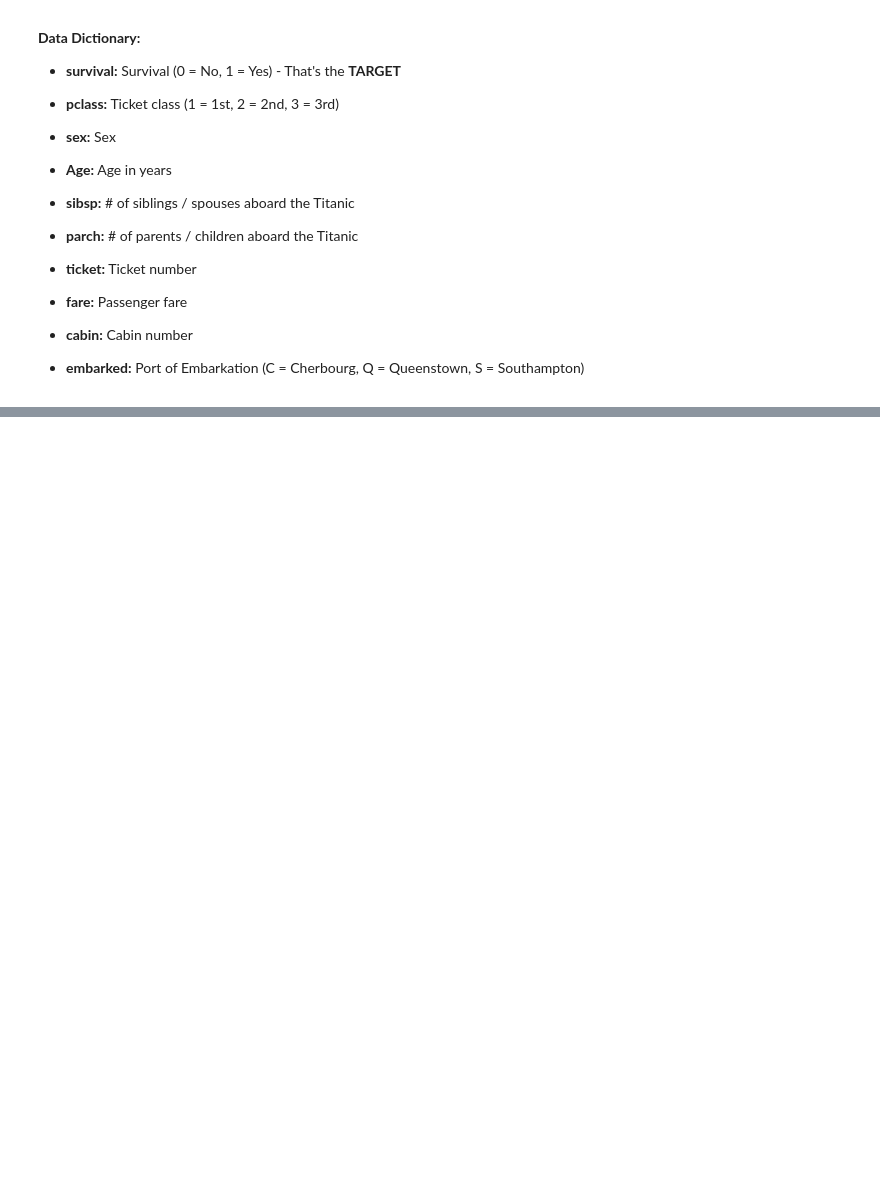
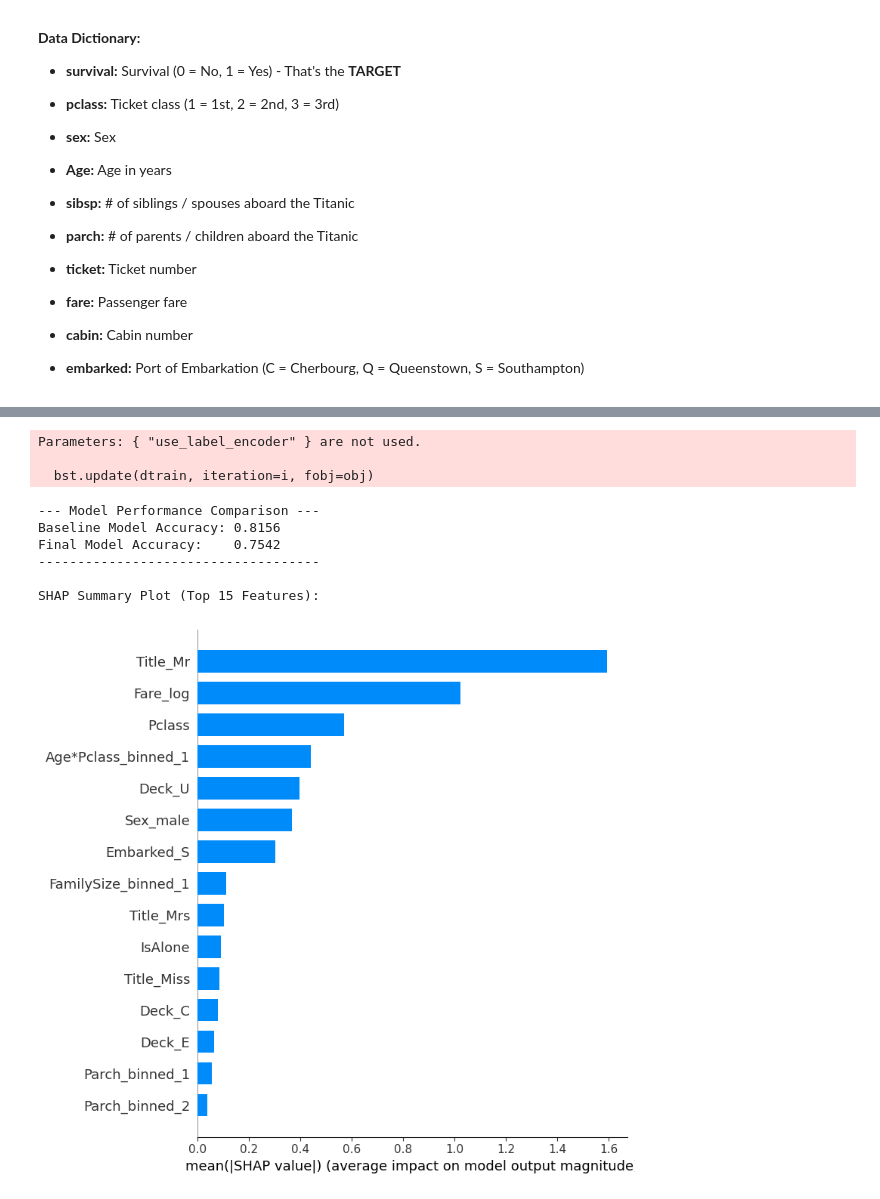
Before and after one commit to ArthurgLeonida/UFSC-DAS410108-Algorithms-DataToML, a Jupyter notebook: titanic.ipynb, the cells around one changed output, grey strips where cells are left out. Cells and saved outputs as stored; diff of their text form; code cells hidden in the pictures; blank space fills up the shorter version.

```diff
--- a/titanic.ipynb
+++ b/titanic.ipynb
@@ -358,0 +288,19 @@ Name: Survived, dtype: float64
+# %%
+# 1. Select the top-k features AND create an explicit copy
+X_train_final = X_train_eng[final_features].copy()
+y_train_final = y_train_eng.copy()
+
+X_val_final = X_val_eng[final_features].copy()
+y_val_final = y_val_eng.copy()
+
+# 2. Convert boolean columns to integers
+# This part of your code no longer needs to be changed
+bool_cols = X_train_final.select_dtypes(include=['bool']).columns
+if len(bool_cols) > 0:
+    print(f"Converting boolean columns: {list(bool_cols)}")
+    for col in bool_cols:
+        X_train_final[col] = X_train_final[col].astype(int)
+        X_val_final[col] = X_val_final[col].astype(int)
+    print("Boolean columns converted to integers.")
+
+X_train_final.info()
@@ -358,0 +334,36 @@ Name: Survived, dtype: float64
+# %%
+final_model = xgb.XGBClassifier(random_state=42, use_label_encoder=False, eval_metric='logloss')
+'''
+final_model = xgb.XGBClassifier(
+    random_state=42,
+    use_label_encoder=False,
+    eval_metric='logloss',
+    max_depth=4,  # Limit tree depth to prevent overfitting
+    gamma=0.1      # Add a regularization term
+)
+'''
+final_model.fit(X_train_final, y_train_final)
+preds_final = final_model.predict(X_val_final)
+final_accuracy = accuracy_score(y_val_final, preds_final)
+
+print("\n--- Model Performance Comparison ---")
+# Make sure you have the baseline_accuracy variable from the start of your notebook
+print(f"Baseline Model Accuracy: {baseline_accuracy:.4f}")
+print(f"Final Model Accuracy:    {final_accuracy:.4f}")
+print("------------------------------------")
+
+explainer = shap.Explainer(final_model, X_train_final)
+shap_values = explainer(X_val_final)
+print("\nSHAP Summary Plot (Top 15 Features):")
+shap.summary_plot(shap_values, X_val_final, plot_type="bar", max_display=15)
+# %% [output]
+Parameters: { "use_label_encoder" } are not used.
+
+  bst.update(dtrain, iteration=i, fobj=obj)
+--- Model Performance Comparison ---
+Baseline Model Accuracy: 0.8156
+Final Model Accuracy:    0.7542
+------------------------------------
+
+SHAP Summary Plot (Top 15 Features):
+[figure, added]
```
Also changed, not shown: parts of 61 cells of this notebook, 5 other files.
